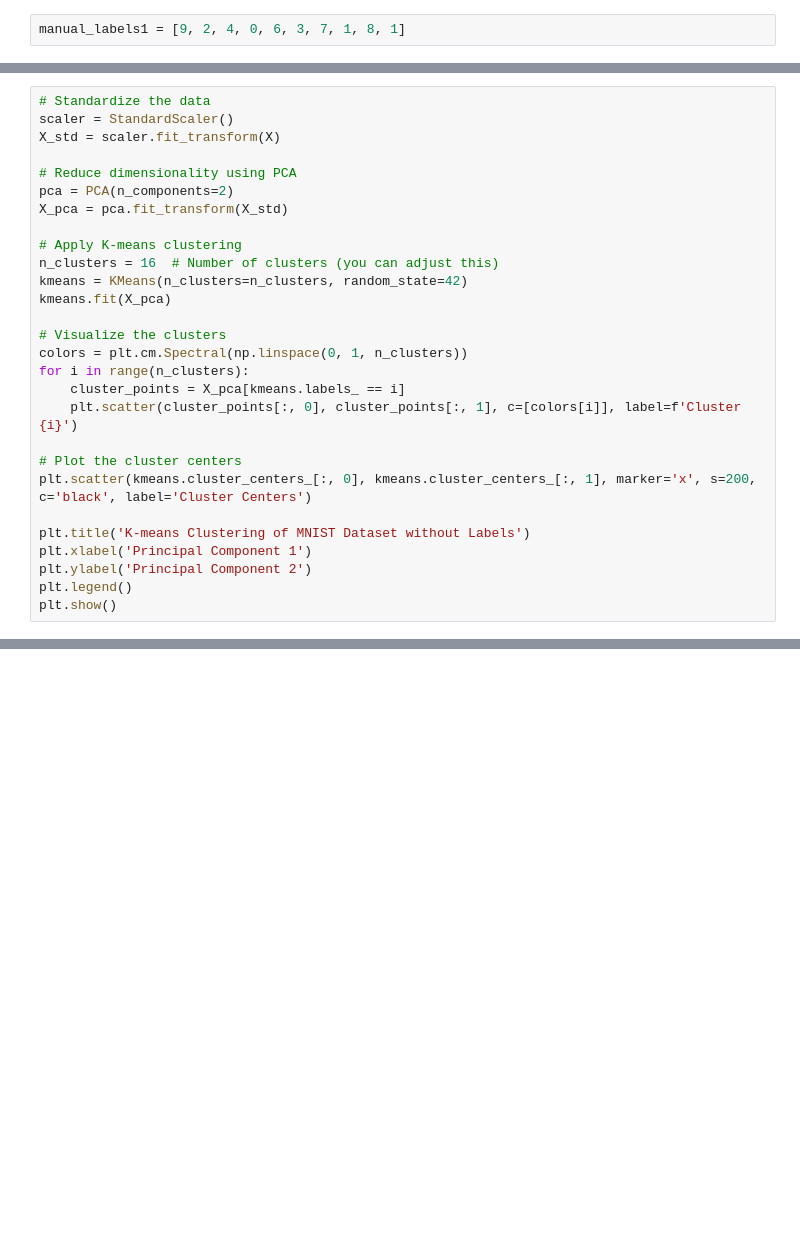
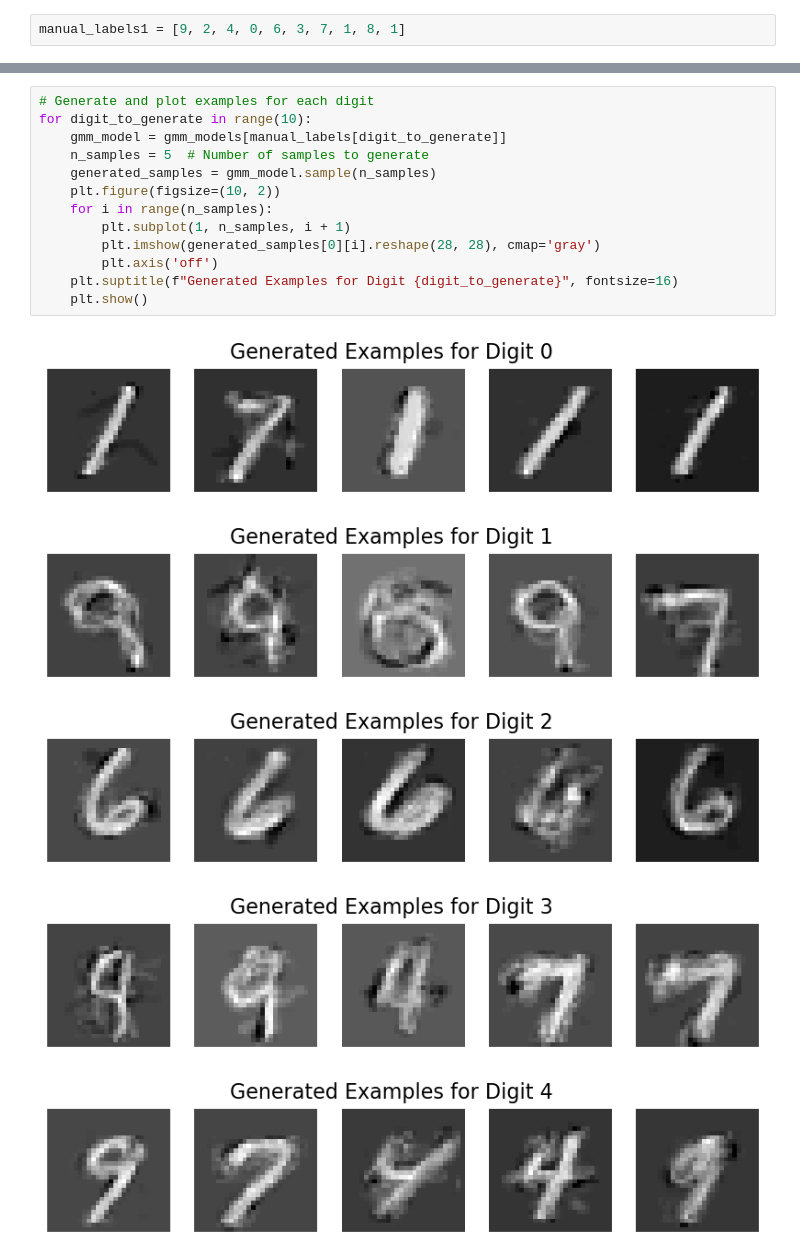
Before and after one commit to michaeljharris/ItML_Asn_3_Students, a Jupyter notebook: cluster_asn.ipynb, the cells around one changed output, grey strips where cells are left out. Saved outputs shown, nothing was run; the diff lists cells and outputs as text; blank space fills up the shorter version.

```diff
--- a/cluster_asn.ipynb
+++ b/cluster_asn.ipynb
@@ -155,28 +154,0 @@ writeNumber(123)
-# %%
-# Standardize the data
-scaler = StandardScaler()
-X_std = scaler.fit_transform(X)
-
-# Reduce dimensionality using PCA
-pca = PCA(n_components=2)
-X_pca = pca.fit_transform(X_std)
-
-# Apply K-means clustering
-n_clusters = 16  # Number of clusters (you can adjust this)
-kmeans = KMeans(n_clusters=n_clusters, random_state=42)
-kmeans.fit(X_pca)
-
-# Visualize the clusters
-colors = plt.cm.Spectral(np.linspace(0, 1, n_clusters))
-for i in range(n_clusters):
-    cluster_points = X_pca[kmeans.labels_ == i]
-    plt.scatter(cluster_points[:, 0], cluster_points[:, 1], c=[colors[i]], label=f'Cluster {i}')
-
-# Plot the cluster centers
-plt.scatter(kmeans.cluster_centers_[:, 0], kmeans.cluster_centers_[:, 1], marker='x', s=200, c='black', label='Cluster Centers')
-
-plt.title('K-means Clustering of MNIST Dataset without Labels')
-plt.xlabel('Principal Component 1')
-plt.ylabel('Principal Component 2')
-plt.legend()
-plt.show()
@@ -240,0 +155,19 @@ writeNumber(123)
+# %%
+# Generate and plot examples for each digit
+for digit_to_generate in range(10):
+    gmm_model = gmm_models[manual_labels[digit_to_generate]]
+    n_samples = 5  # Number of samples to generate
+    generated_samples = gmm_model.sample(n_samples)
+    plt.figure(figsize=(10, 2))
+    for i in range(n_samples):
+        plt.subplot(1, n_samples, i + 1)
+        plt.imshow(generated_samples[0][i].reshape(28, 28), cmap='gray')
+        plt.axis('off')
+    plt.suptitle(f"Generated Examples for Digit {digit_to_generate}", fontsize=16)
+    plt.show()
+# %% [output]
+[figure, added]
+[figure, added]
+[figure, added]
+[figure, added]
+[figure, added]
```
Also changed, not shown: parts of 12 cells of this notebook.
